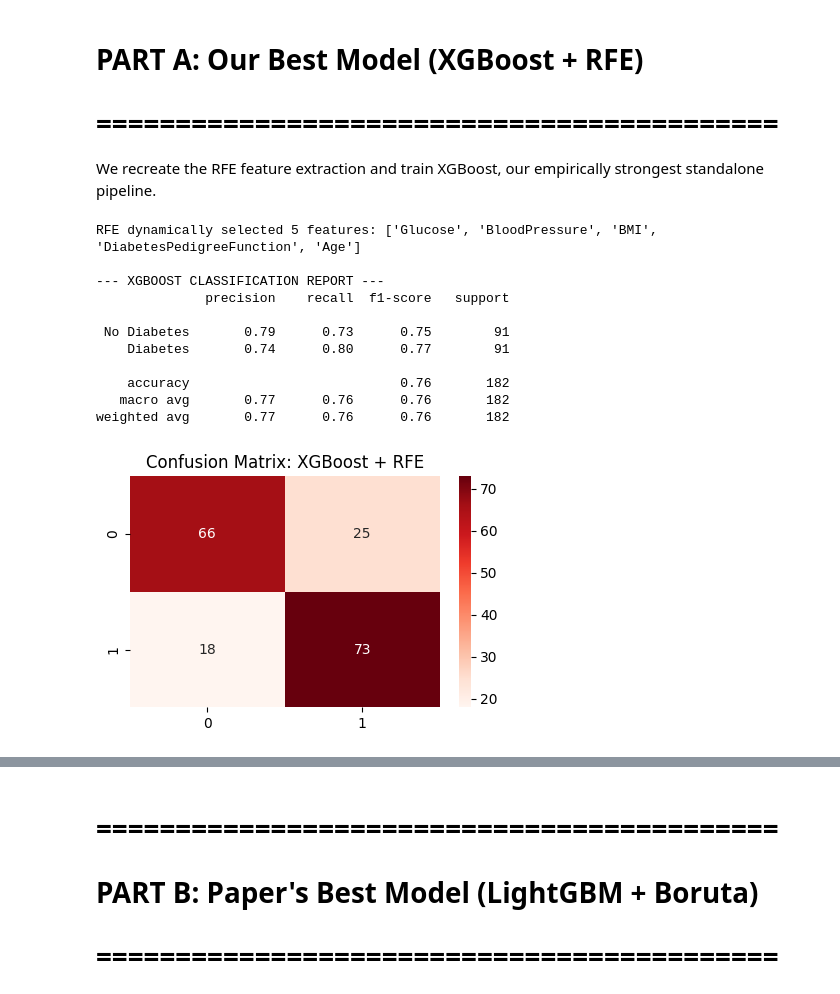
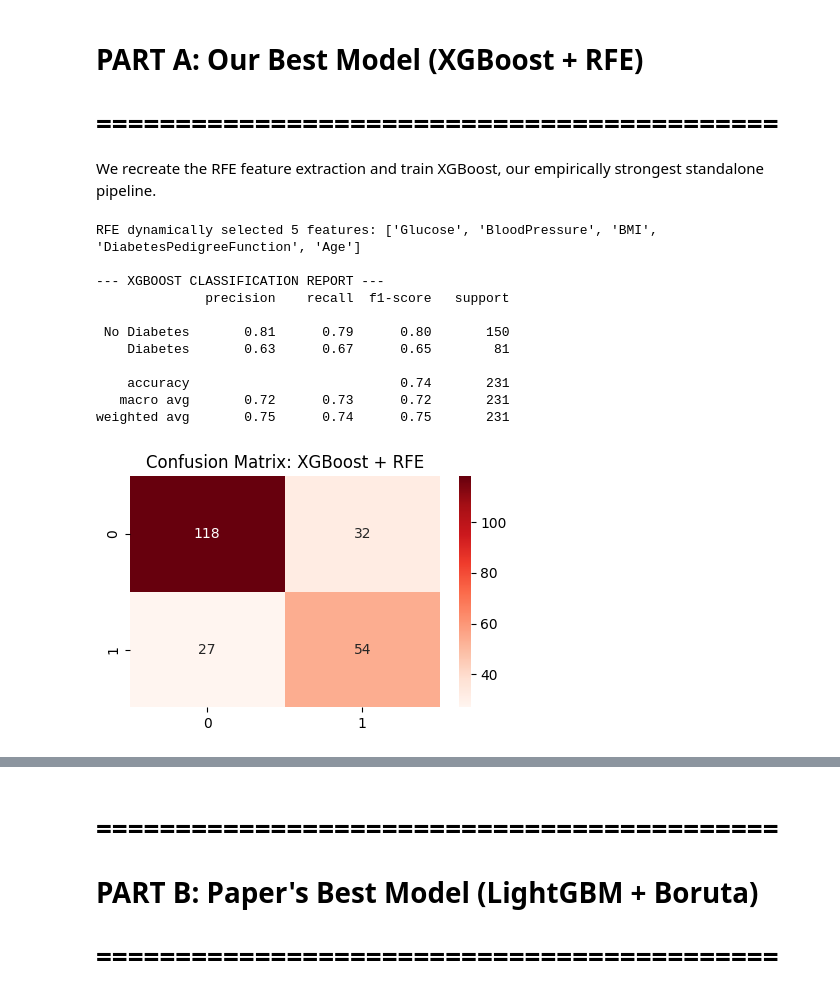
Before and after one commit to AdinathD/xai_phase3, a Jupyter notebook: Phase_3_Local_Explainability.ipynb, the cells around one changed output, grey strips where cells are left out. Drawn from its saved outputs; the diff is of its cells as text; code cells hidden in the pictures.

Commit message:
add train/test and remove hardcode feature

```diff
--- a/Phase_3_Local_Explainability.ipynb
+++ b/Phase_3_Local_Explainability.ipynb
@@ -75,46 +88,47 @@ We recreate the RFE feature extraction and train XGBoost, our empirically strong
 # A1. XGBoost Feature Mapping & Training
 cv5 = StratifiedKFold(n_splits=5, shuffle=True, random_state=RANDOM_SEED)
 rfe_fold_features = []
-for train_idx, _ in cv5.split(X_res, y_res):
+for train_idx, _ in cv5.split(X_train_res, y_train_res):
     rfe = RFE(estimator=LGBMClassifier(random_state=RANDOM_SEED, verbose=-1), n_features_to_select=5)
-    rfe.fit(X_res.iloc[train_idx], y_res.iloc[train_idx])
-    rfe_fold_features.extend(X_res.columns[rfe.support_].tolist())
+    rfe.fit(X_train_res.iloc[train_idx], y_train_res.iloc[train_idx])
+    rfe_fold_features.extend(X_train_res.columns[rfe.support_].tolist())
 
 rfe_features = [f for f, cnt in Counter(rfe_fold_features).items() if cnt >= 3]
 print(f"RFE dynamically selected {len(rfe_features)} features: {rfe_features}")
 
-X_rfe_main = X_res[rfe_features]
-X_train_xgb, X_test_xgb, y_train_xgb, y_test_xgb = train_test_split(
-    X_rfe_main, y_res, test_size=0.3, random_state=RANDOM_SEED, stratify=y_res
-)
+X_train_xgb = X_train_res[rfe_features]
+X_test_xgb = X_test_imputed[rfe_features]
+
+y_train_xgb = y_train_res
+y_test_xgb = y_test
 
 xgb_model = XGBClassifier(random_state=RANDOM_SEED, eval_metric='logloss', verbosity=0)
 xgb_model.fit(X_train_xgb, y_train_xgb)
 
 y_pred_xgb = xgb_model.predict(X_test_xgb)
 y_proba_xgb = xgb_model.predict_proba(X_test_xgb)[:, 1]
 
 print("\n--- XGBOOST CLASSIFICATION REPORT ---")
 print(classification_report(y_test_xgb, y_pred_xgb, target_names=['No Diabetes', 'Diabetes']))
 
 plt.figure(figsize=(5,3))
 sns.heatmap(confusion_matrix(y_test_xgb, y_pred_xgb), annot=True, fmt='d', cmap='Reds')
 plt.title("Confusion Matrix: XGBoost + RFE")
 plt.savefig('phase3_xgb_confusion.png', dpi=150, bbox_inches='tight')
 plt.show()
 # %% [output]
 RFE dynamically selected 5 features: ['Glucose', 'BloodPressure', 'BMI', 'DiabetesPedigreeFunction', 'Age']
 
 --- XGBOOST CLASSIFICATION REPORT ---
               precision    recall  f1-score   support
 
- No Diabetes       0.79      0.73      0.75        91
-    Diabetes       0.74      0.80      0.77        91
+ No Diabetes       0.81      0.79      0.80       150
+    Diabetes       0.63      0.67      0.65        81
 
-    accuracy                           0.76       182
-   macro avg       0.77      0.76      0.76       182
-weighted avg       0.77      0.76      0.76       182
+    accuracy                           0.74       231
+   macro avg       0.72      0.73      0.72       231
+weighted avg       0.75      0.74      0.75       231
-[figure, old version]
+[figure, new version]
 # %%
 # A2. XGBoost Global SHAP & Patient Isolation
 X_te_xgb_df = X_test_xgb.reset_index(drop=True)
```
Also changed, not shown: parts of 11 cells of this notebook, 2 other files.
